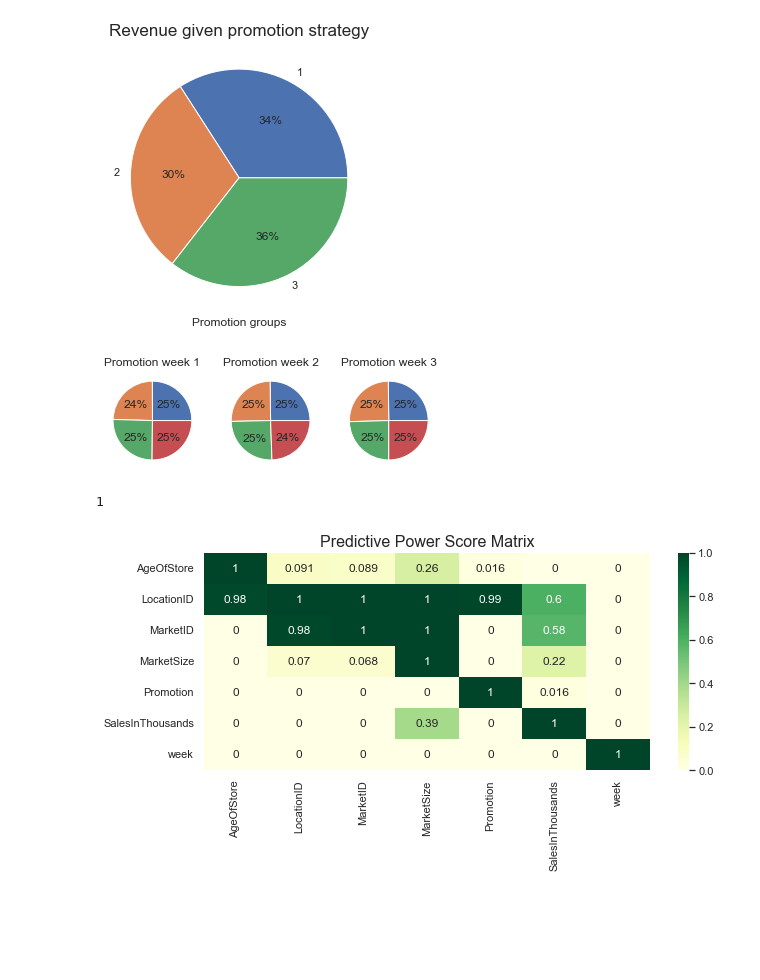
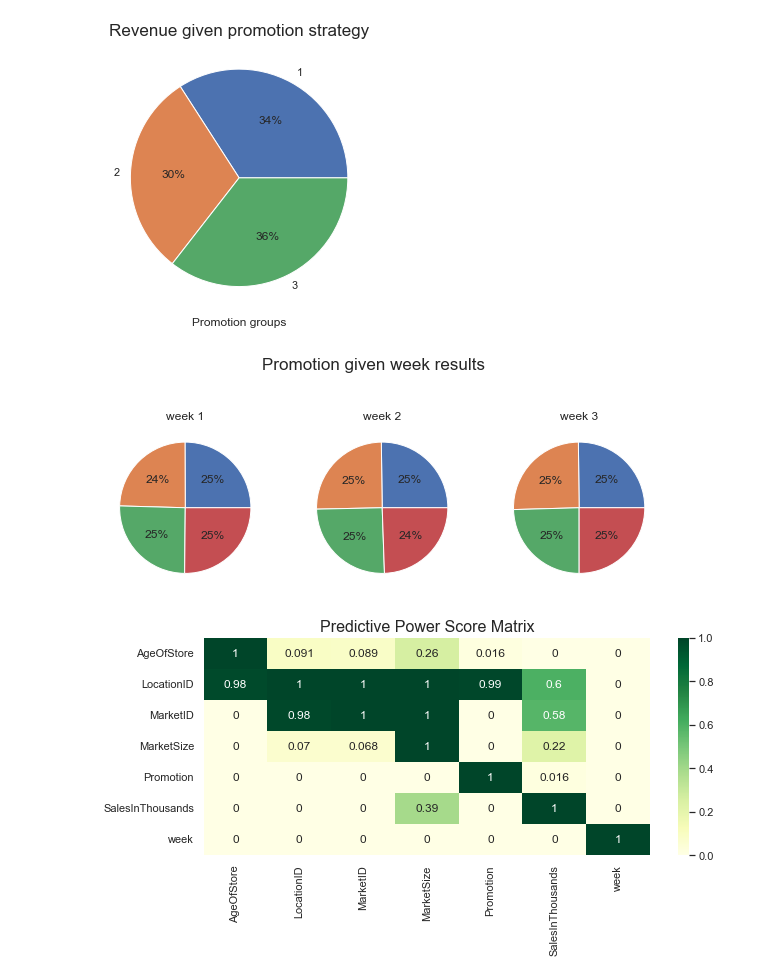
Before and after one commit to dissagaliyeva/ab_test_projects, a Jupyter notebook: marketing_promotion/analysis.ipynb, the cells around one changed output. Saved outputs shown, nothing was run; the diff lists cells and outputs as text; code cells hidden in the pictures; blank space fills up the shorter version.

Commit message:
Fix pie chart for promotion/week ratio

```diff
--- a/marketing_promotion/analysis.ipynb
+++ b/marketing_promotion/analysis.ipynb
@@ -83,19 +83,18 @@ plt.show()
 # %%
 # distribution of promotions and weeks
 promotion_vs_week = df.groupby(['Promotion', 'week']).sum()['SalesInThousands'].unstack('week')
-# promotion_vs_week
-fig, ax = plt.subplots(1, 3)
+
+fig, ax = plt.subplots(1, 3, figsize=(10, 7))
+fig.suptitle('Promotion given week results',
+             fontsize=17, y=0.8)
+
 for idx, row in enumerate(promotion_vs_week.index):
     ax[idx].pie(promotion_vs_week.iloc[idx, :], autopct='%1.0f%%')
-    ax[idx].set_title(f'Promotion week {row}')
+    ax[idx].set_title(f'week {row}')
 
 plt.show()
 # %% [output]
-[figure, old version]
+[figure, new version]
-# %%
-promotion_vs_week.index[0]
-# %% [output]
-1
 # %%
 viz.pps_matrix(df)
 # %% [output]
```
